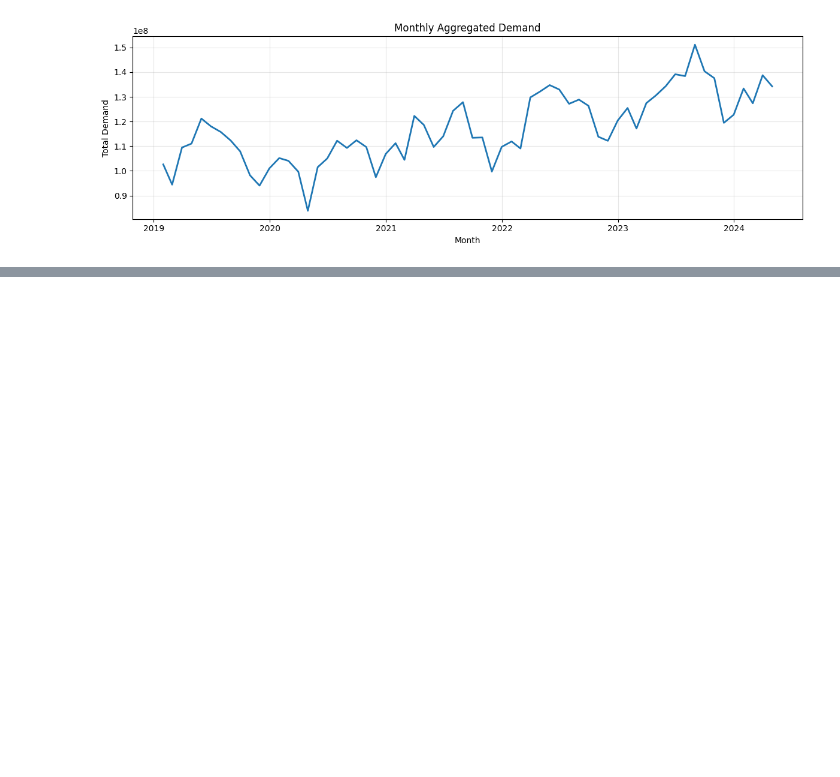
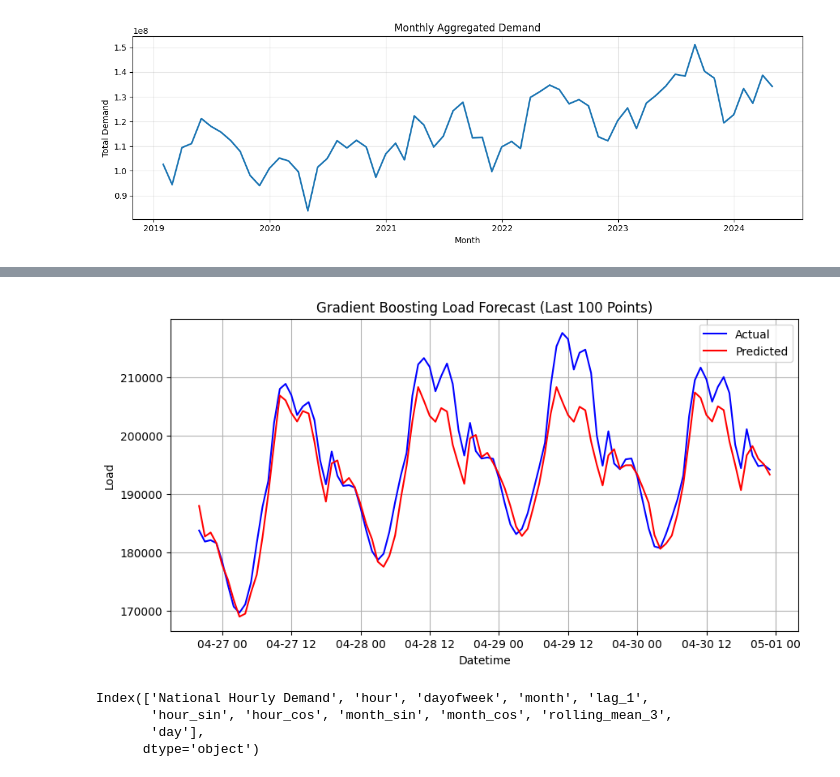
Before and after one commit to Stormbreaker06/Electricity-Demand-Time-Series-Analysis, a Jupyter notebook: HourlyLoadData.ipynb, the cells around one changed output, grey strips where cells are left out. Cells and saved outputs as stored; diff of their text form; code cells hidden in the pictures; blank space fills up the shorter version.

```diff
--- a/HourlyLoadData.ipynb
+++ b/HourlyLoadData.ipynb
@@ -159,0 +243,21 @@ plt.show()
+# %%
+results = pd.DataFrame({'Actual': y_test, 'Predicted': y_pred}, index=y_test.index)
+plt.figure(figsize=(10,5))
+plt.plot(results[-100:].index, results['Actual'][-100:], label='Actual', color='blue')
+plt.plot(results[-100:].index, results['Predicted'][-100:], label='Predicted', color='red')
+plt.title('Gradient Boosting Load Forecast (Last 100 Points)')
+plt.xlabel('Datetime')
+plt.ylabel('Load')
+plt.legend()
+plt.grid(True)
+plt.show()
+# %% [output]
+[figure, added]
+# %%
+df_model['day'] = df_model.index.day
+print(df_model.columns)
+# %% [output]
+Index(['National Hourly Demand', 'hour', 'dayofweek', 'month', 'lag_1',
+       'hour_sin', 'hour_cos', 'month_sin', 'month_cos', 'rolling_mean_3',
+       'day'],
+      dtype='object')
```
Also changed, not shown: parts of 10 cells of this notebook.
